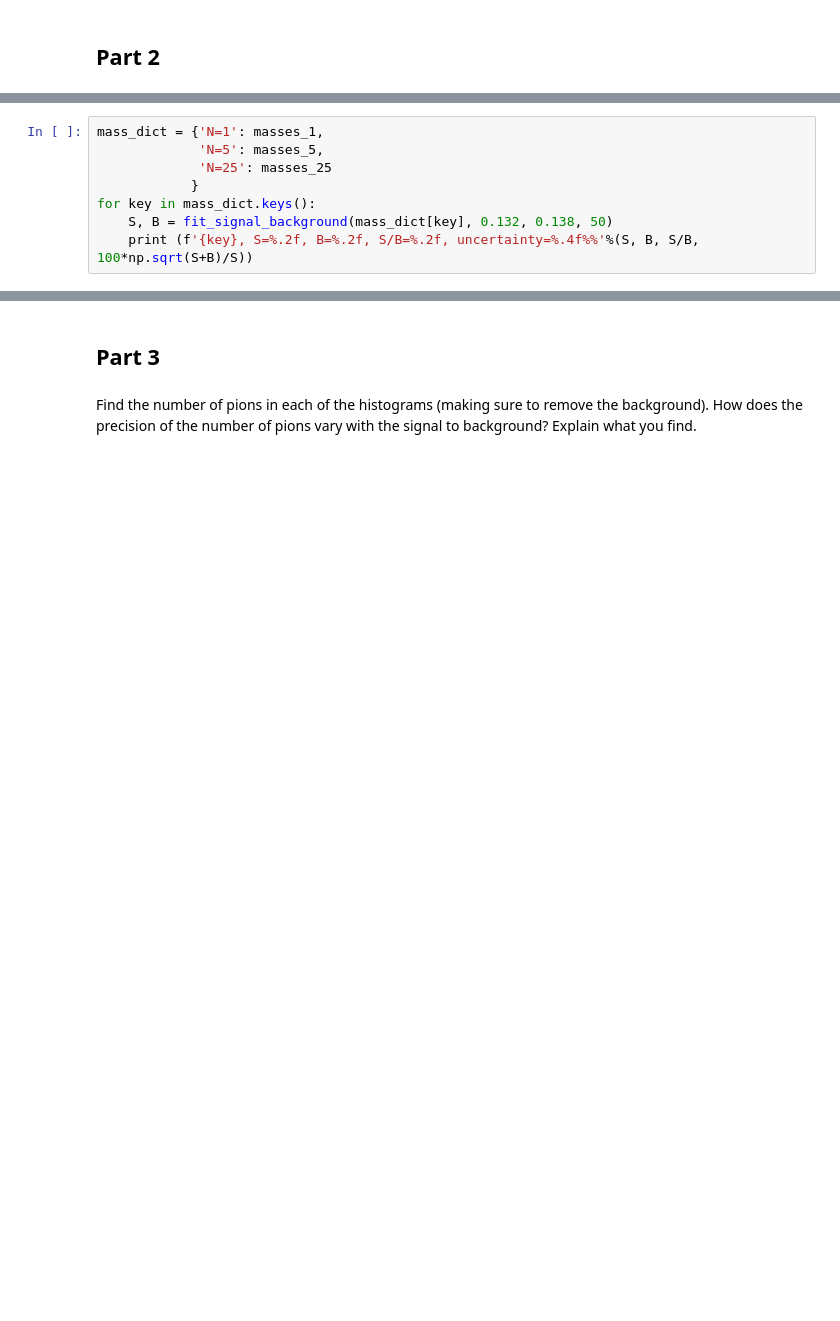
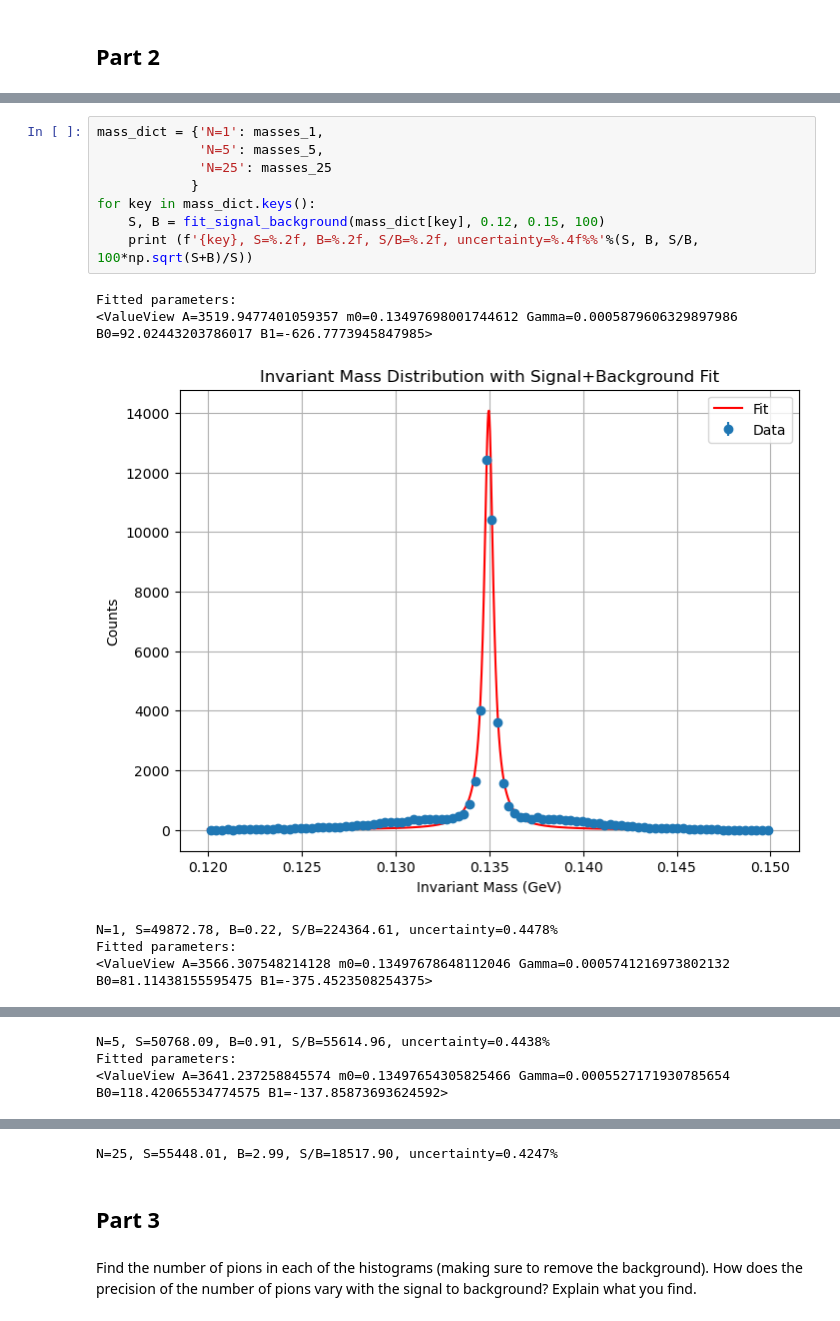
Before and after one commit to JavierZhao/DSC_Homework, a Jupyter notebook: Homework_03_WI25.ipynb, the cells around one changed output, grey strips where cells are left out. Drawn from its saved outputs; the diff is of its cells as text; blank space fills up the shorter version.

```diff
--- a/Homework_03_WI25.ipynb
+++ b/Homework_03_WI25.ipynb
@@ -352,8 +249,15 @@ ModuleNotFoundError: No module named 'iminuit'
 # %%
 mass_dict = {'N=1': masses_1,
              'N=5': masses_5,
              'N=25': masses_25
             }
 for key in mass_dict.keys():
-    S, B = fit_signal_background(mass_dict[key], 0.132, 0.138, 50)
+    S, B = fit_signal_background(mass_dict[key], 0.12, 0.15, 100)
     print (f'{key}, S=%.2f, B=%.2f, S/B=%.2f, uncertainty=%.4f%%'%(S, B, S/B, 100*np.sqrt(S+B)/S))
+# %% [output]
+Fitted parameters:
+<ValueView A=3519.9477401059357 m0=0.13497698001744612 Gamma=0.0005879606329897986 B0=92.02443203786017 B1=-626.7773945847985>
+[figure, added]
+N=1, S=49872.78, B=0.22, S/B=224364.61, uncertainty=0.4478%
+Fitted parameters:
+<ValueView A=3566.307548214128 m0=0.13497678648112046 Gamma=0.0005741216973802132 B0=81.11438155595475 B1=-375.4523508254375>
@@ -359,0 +265,3 @@ for key in mass_dict.keys():
+N=5, S=50768.09, B=0.91, S/B=55614.96, uncertainty=0.4438%
+Fitted parameters:
+<ValueView A=3641.237258845574 m0=0.13497654305825466 Gamma=0.0005527171930785654 B0=118.42065534774575 B1=-137.85873693624592>
@@ -360,3 +269,4 @@ for key in mass_dict.keys():
+N=25, S=55448.01, B=2.99, S/B=18517.90, uncertainty=0.4247%
 # %% [markdown]
 ## Part 3
 # %% [markdown]
```
Also changed, not shown: parts of 13 cells of this notebook, 1 other file.
